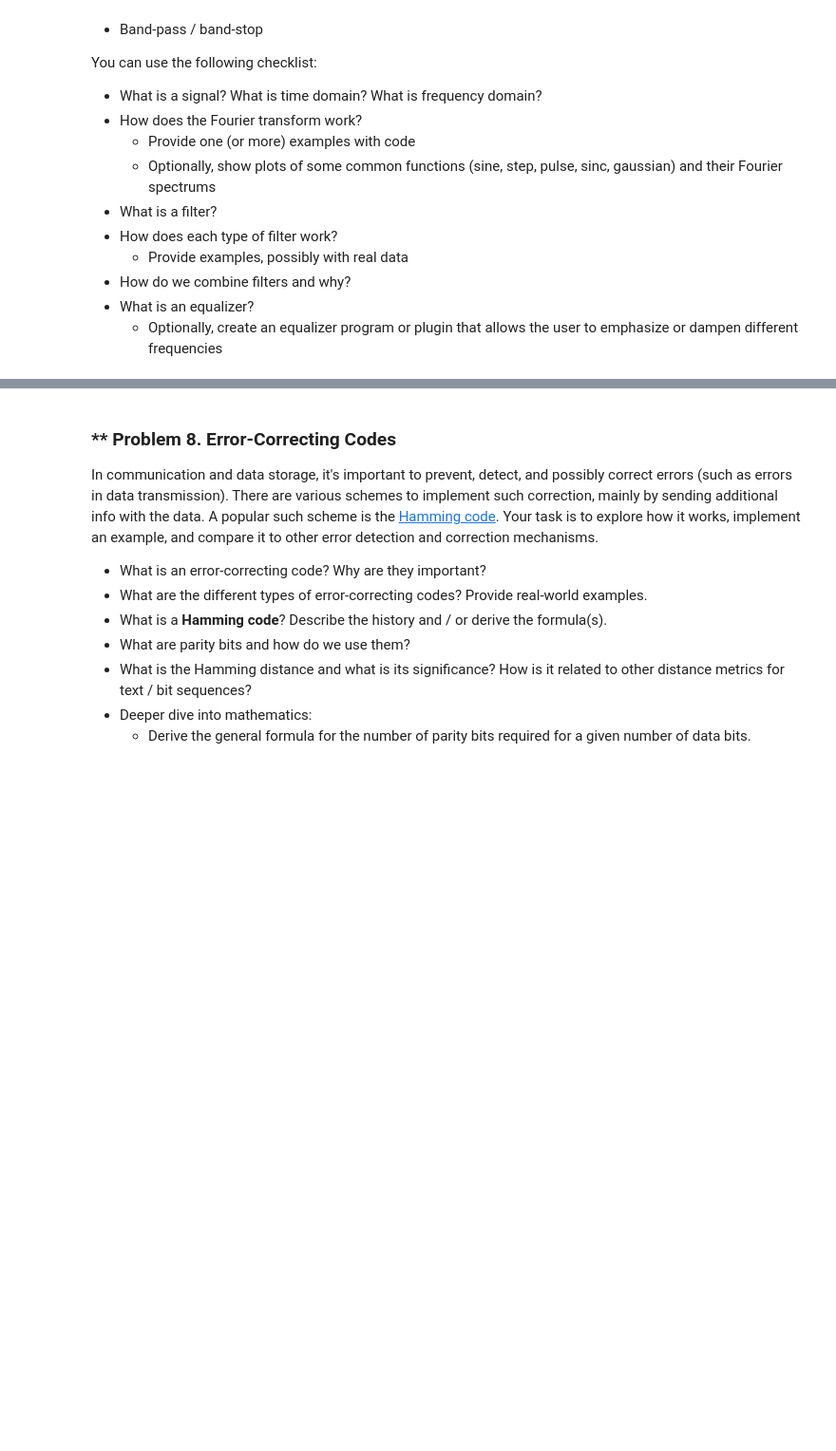
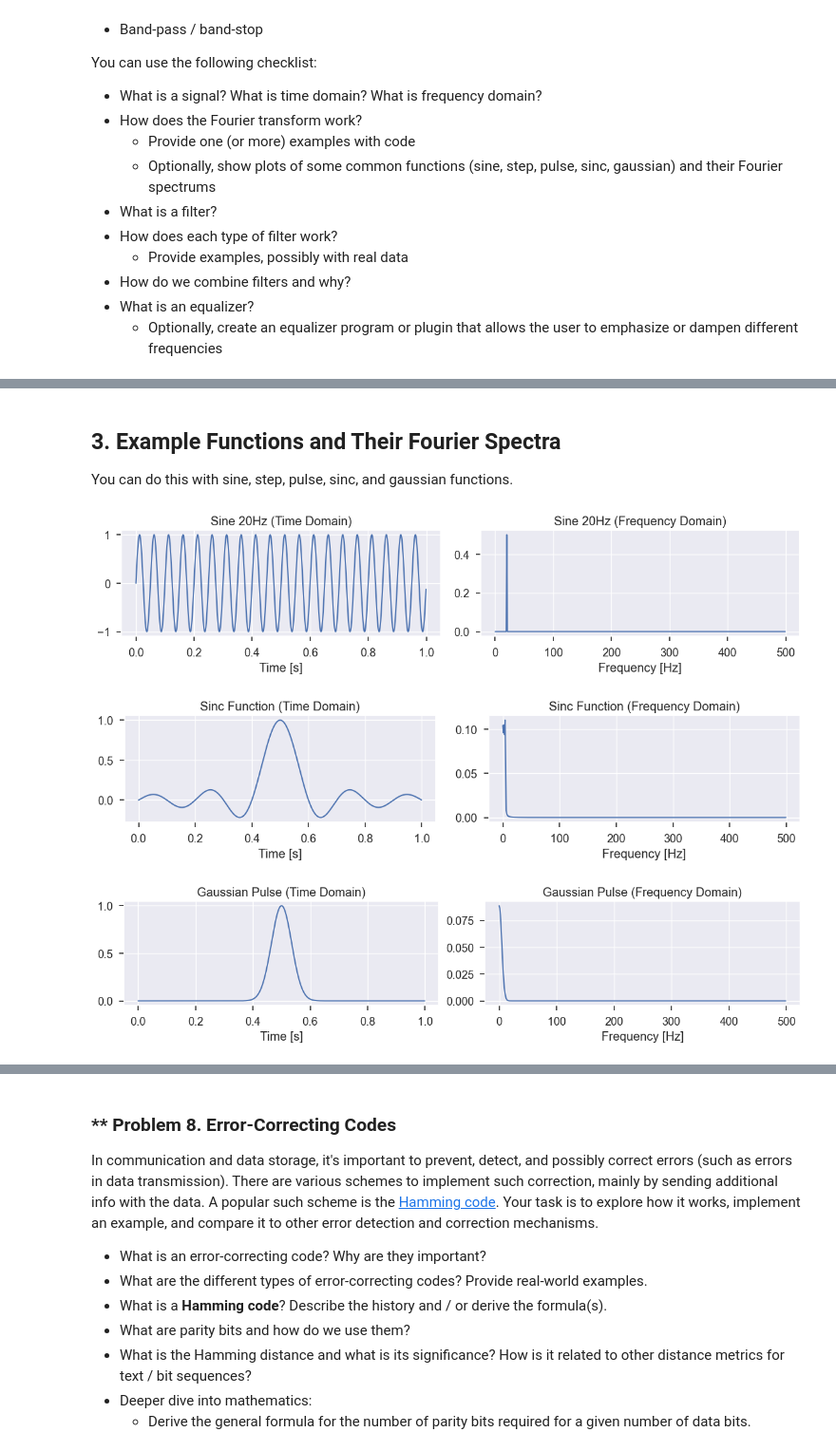
Before and after one commit to Araychev/UPSKILL-AI-and-Machine-Learning---2025, a Jupyter notebook: Math Concepts for Developers - март 2025/Exercise_Probability_and_Combinatorics/Probability and Combinatorics Exercise.ipynb, the cells around one changed output, grey strips where cells are left out. Shown at 95% size. Cells and saved outputs as stored; diff of their text form; code cells hidden in the pictures; blank space fills up the shorter version.

```diff
--- a/Math Concepts for Developers - март 2025/Exercise_Probability_and_Combinatorics/Probability and Combinatorics Exercise.ipynb
+++ b/Math Concepts for Developers - март 2025/Exercise_Probability_and_Combinatorics/Probability and Combinatorics Exercise.ipynb
@@ -1378,0 +1431,30 @@ You can use the following checklist:
+# %% [markdown]
+## 3. Example Functions and Their Fourier Spectra
+
+You can do this with sine, step, pulse, sinc, and gaussian functions.
+# %%
+def plot_signal_and_spectrum(signal, title="Signal"):
+    # Plot time domain
+    fig, axs = plt.subplots(1, 2, figsize=(12, 3))
+    axs[0].plot(t, signal)
+    axs[0].set_title(f"{title} (Time Domain)")
+    axs[0].set_xlabel("Time [s]")
+
+    # Frequency domain
+    S = np.fft.fft(signal)
+    axs[1].plot(freqs[:fs//2], np.abs(S[:fs//2])/len(signal))
+    axs[1].set_title(f"{title} (Frequency Domain)")
+    axs[1].set_xlabel("Frequency [Hz]")
+    plt.tight_layout()
+    plt.show()
+
+# Sine wave
+plot_signal_and_spectrum(np.sin(2*np.pi*20*t), "Sine 20Hz")
+# Sinc function
+plot_signal_and_spectrum(np.sinc(10*(t-0.5)), "Sinc Function")
+# Gaussian
+plot_signal_and_spectrum(np.exp(-((t-0.5)/0.05)**2), "Gaussian Pulse")
+# %% [output]
+[figure, added]
+[figure, added]
+[figure, added]
```
Also changed, not shown: parts of 6 cells of this notebook.
